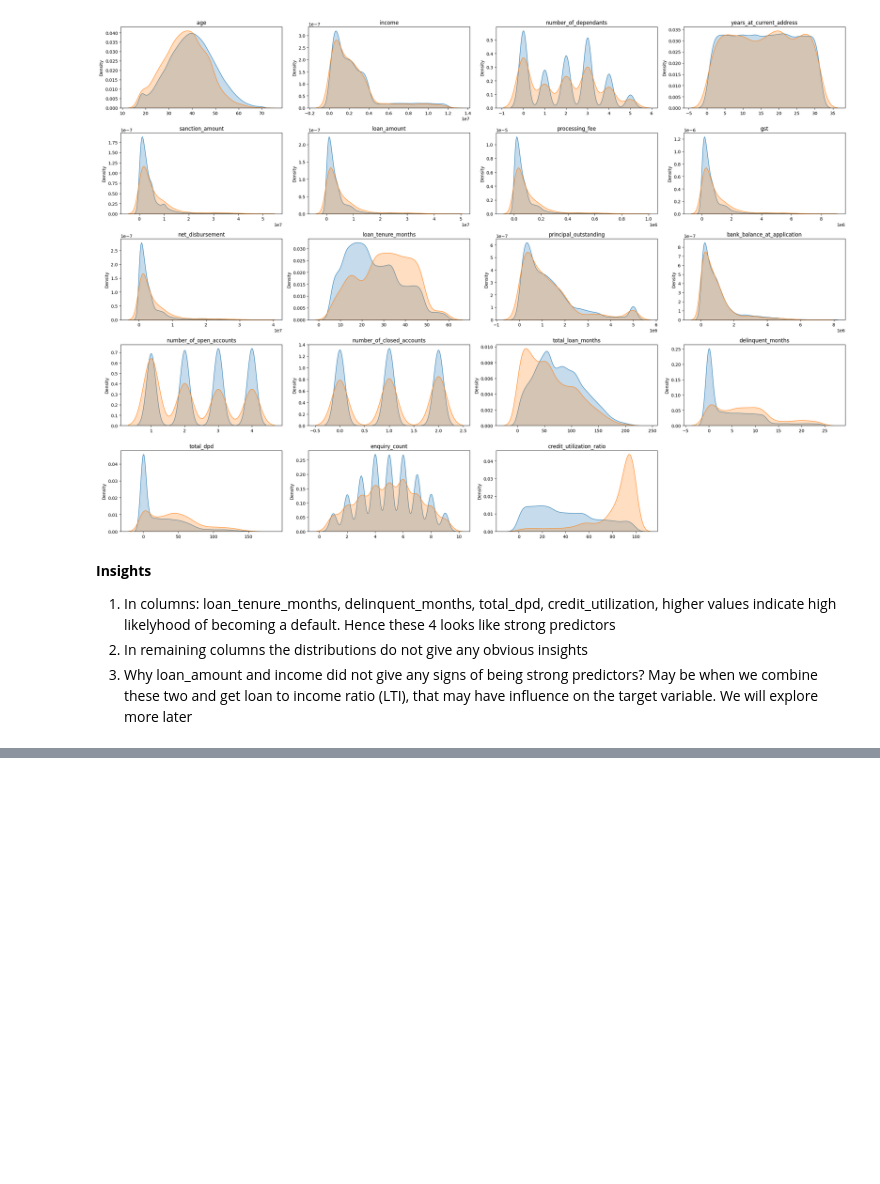
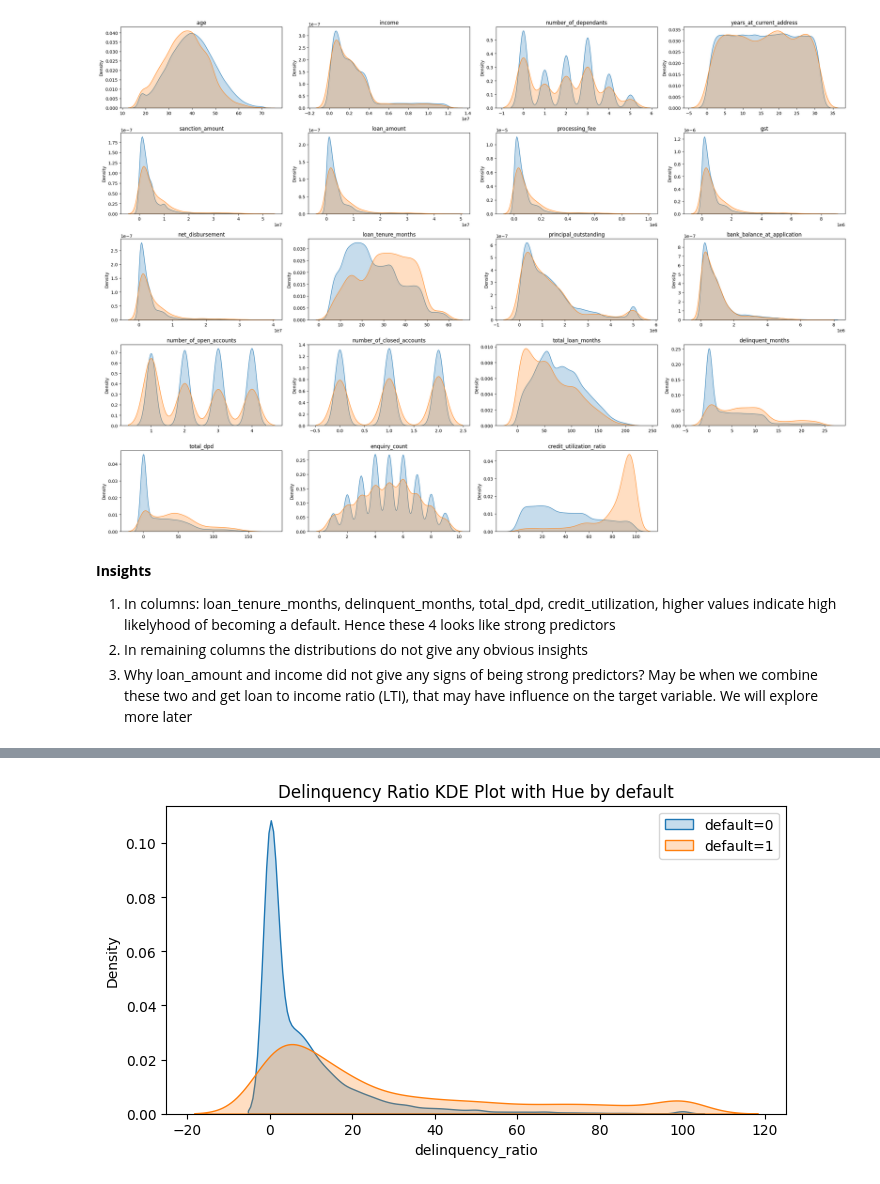
Before and after one commit to SakifKhan98/credit-risk-modeling-ml, a Jupyter notebook: credit_risk_model_ml.ipynb, the cells around one changed output, grey strips where cells are left out. Cells and saved outputs as stored; diff of their text form; code cells hidden in the pictures; blank space fills up the shorter version.

```diff
--- a/credit_risk_model_ml.ipynb
+++ b/credit_risk_model_ml.ipynb
@@ -396,0 +438,24 @@ plt.show()
+# %%
+df_train_1["delinquency_ratio"] = (
+    df_train_1["delinquent_months"] * 100 / df_train_1["total_loan_months"]
+).round(1)
+df_test["delinquency_ratio"] = (
+    df_test["delinquent_months"] * 100 / df_test["total_loan_months"]
+).round(1)
+# %%
+plt.figure(figsize=(8, 4))
+sns.kdeplot(
+    df_train_1["delinquency_ratio"][df_train_1["default"] == 0],
+    fill=True,
+    label="default=0",
+)
+sns.kdeplot(
+    df_train_1["delinquency_ratio"][df_train_1["default"] == 1],
+    fill=True,
+    label="default=1",
+)
+plt.title("Delinquency Ratio KDE Plot with Hue by default")
+plt.legend()
+plt.show()
+# %% [output]
+[figure, added]
```
Also changed, not shown: parts of 18 cells of this notebook.
